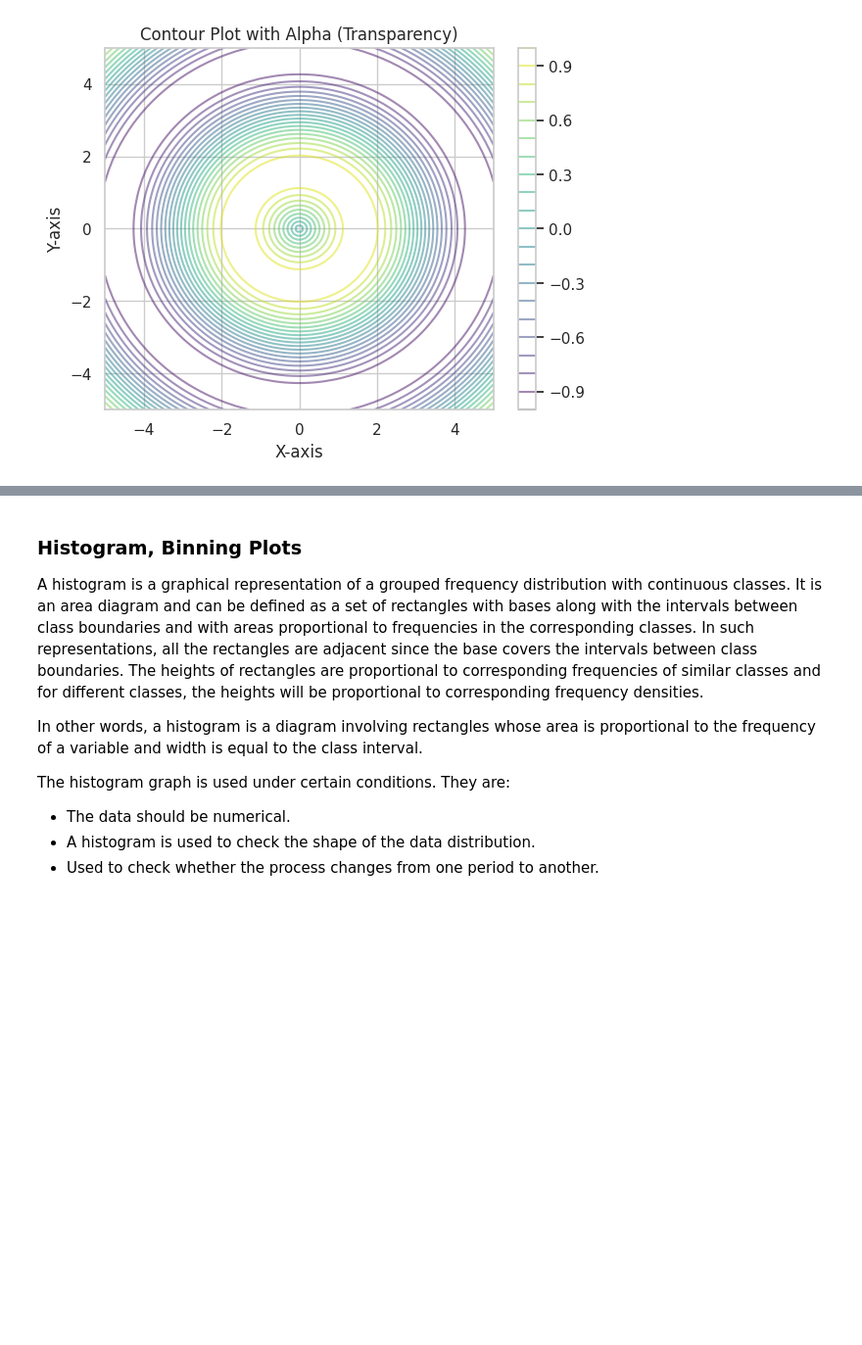
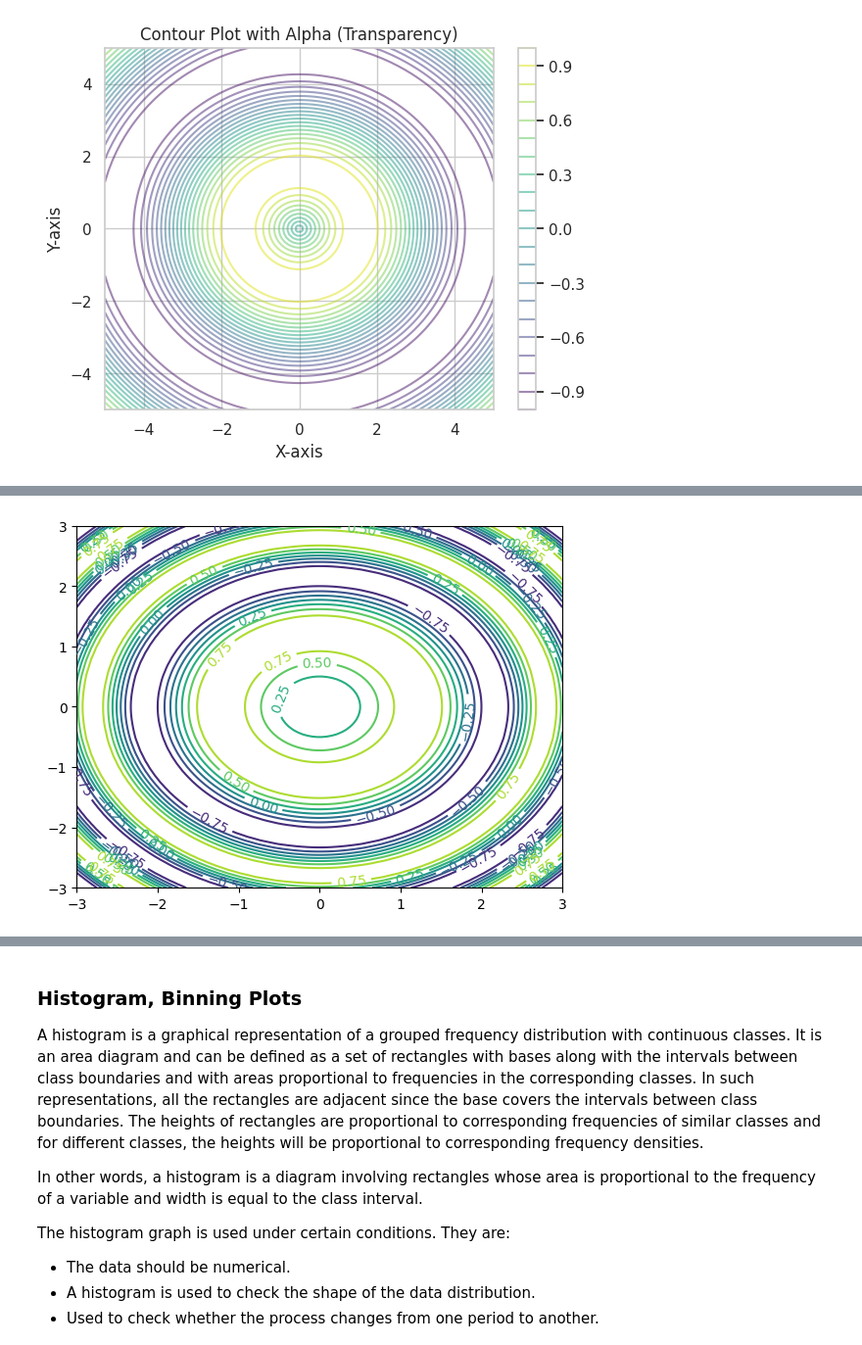
Before and after one commit to anish1050/Pandas-Google-Collab, a Jupyter notebook: Experiment_04_Ploting2.ipynb, the cells around one changed output, grey strips where cells are left out. Shown at 98% size. Saved outputs shown, nothing was run; the diff lists cells and outputs as text; code cells hidden in the pictures; blank space fills up the shorter version.

```diff
--- a/Experiment_04_Ploting2.ipynb
+++ b/Experiment_04_Ploting2.ipynb
@@ -262,0 +271,14 @@ plt.show()
+# %%
+import matplotlib.pyplot as plt
+import numpy as np
+
+x = np.linspace(-3.0, 3.0, 100)
+y = np.linspace(-3.0, 3.0, 100)
+X, Y = np.meshgrid(x, y)
+Z = np.sin(X**2 + Y**2)
+
+contours = plt.contour(X, Y, Z)
+plt.clabel(contours)  # <-- this adds the labels to the contour lines
+plt.show()
+# %% [output]
+[figure, added]
```
Also changed, not shown: parts of 22 cells of this notebook.
